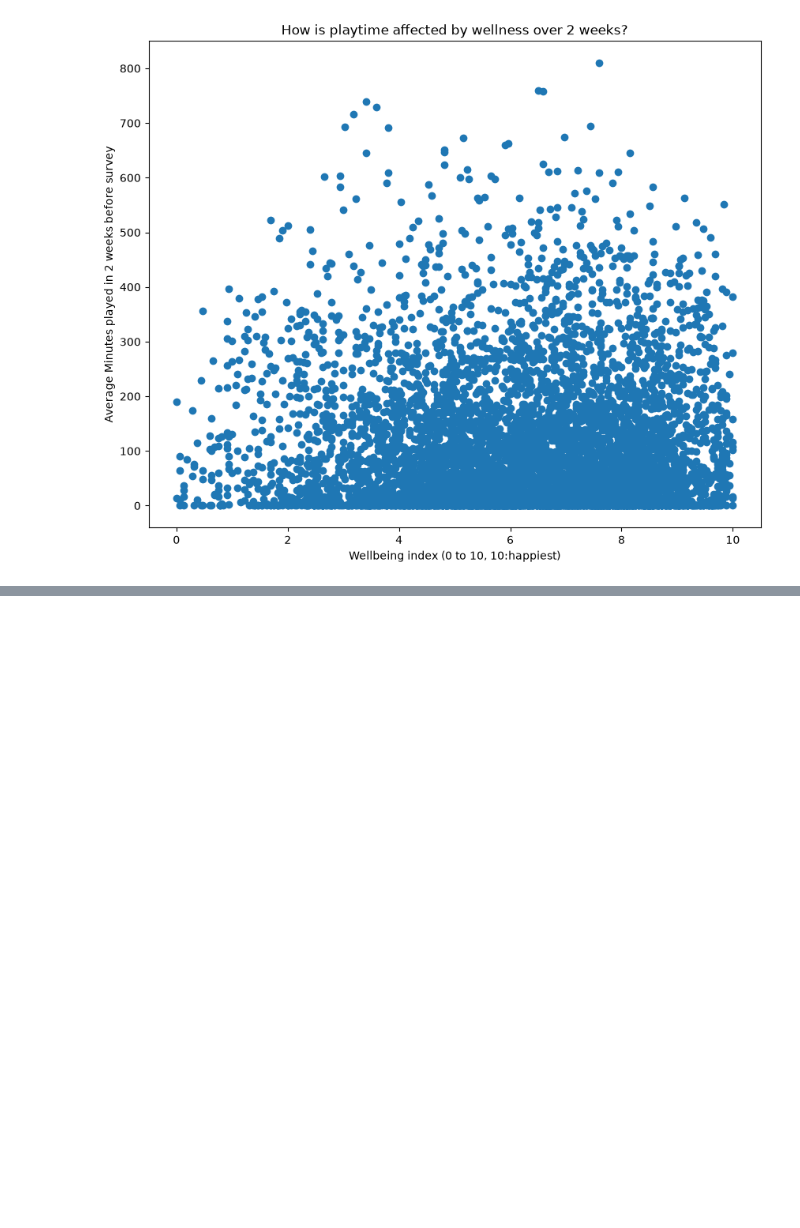
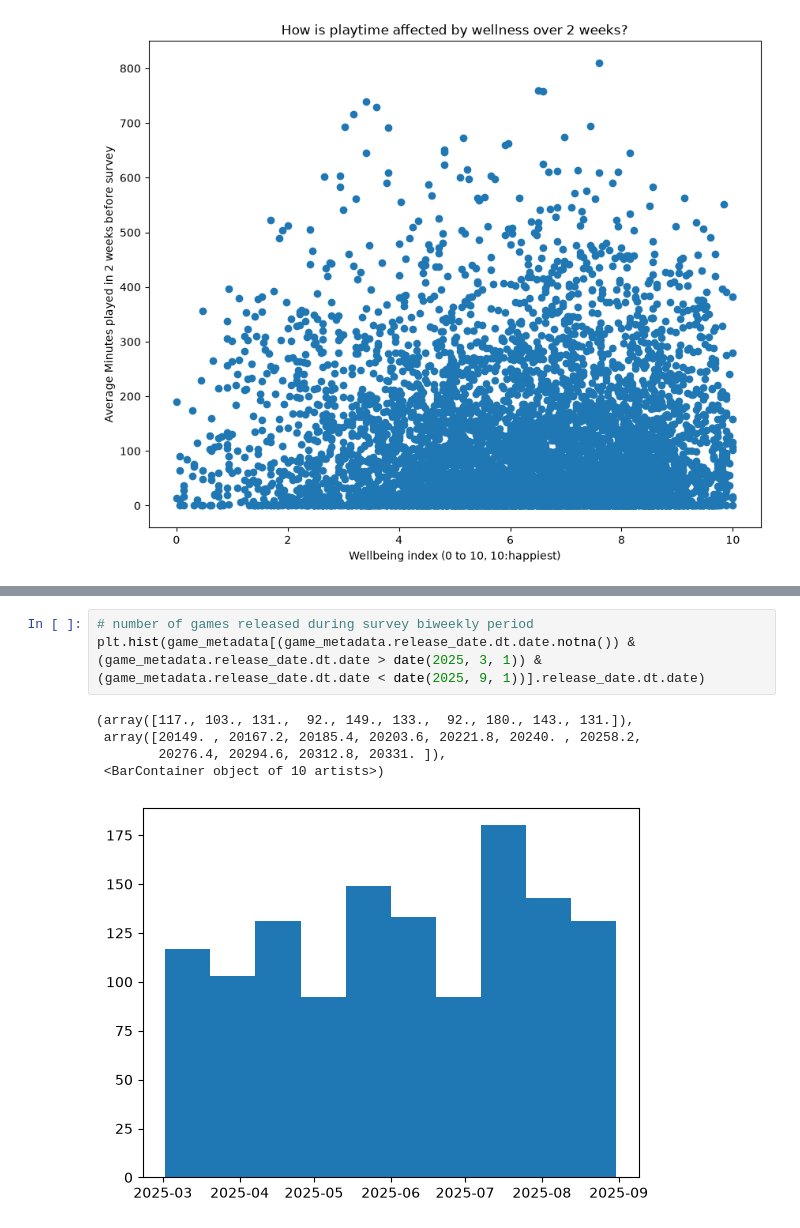
Before and after one commit to jinalpawar/Open_Play_Analysis, a Jupyter notebook: eda-jinal.ipynb, the cells around one changed output, grey strips where cells are left out. Saved outputs shown, nothing was run; the diff lists cells and outputs as text; blank space fills up the shorter version.

```diff
--- a/eda-jinal.ipynb
+++ b/eda-jinal.ipynb
@@ -331,0 +341,9 @@ plt.show()
+# %%
+# number of games released during survey biweekly period
+plt.hist(game_metadata[(game_metadata.release_date.dt.date.notna()) & (game_metadata.release_date.dt.date > date(2025, 3, 1)) & (game_metadata.release_date.dt.date < date(2025, 9, 1))].release_date.dt.date)
+# %% [output]
+(array([117., 103., 131.,  92., 149., 133.,  92., 180., 143., 131.]),
+ array([20149. , 20167.2, 20185.4, 20203.6, 20221.8, 20240. , 20258.2,
+        20276.4, 20294.6, 20312.8, 20331. ]),
+ <BarContainer object of 10 artists>)
+[figure, added]
```
Also changed, not shown: parts of 8 cells of this notebook.
